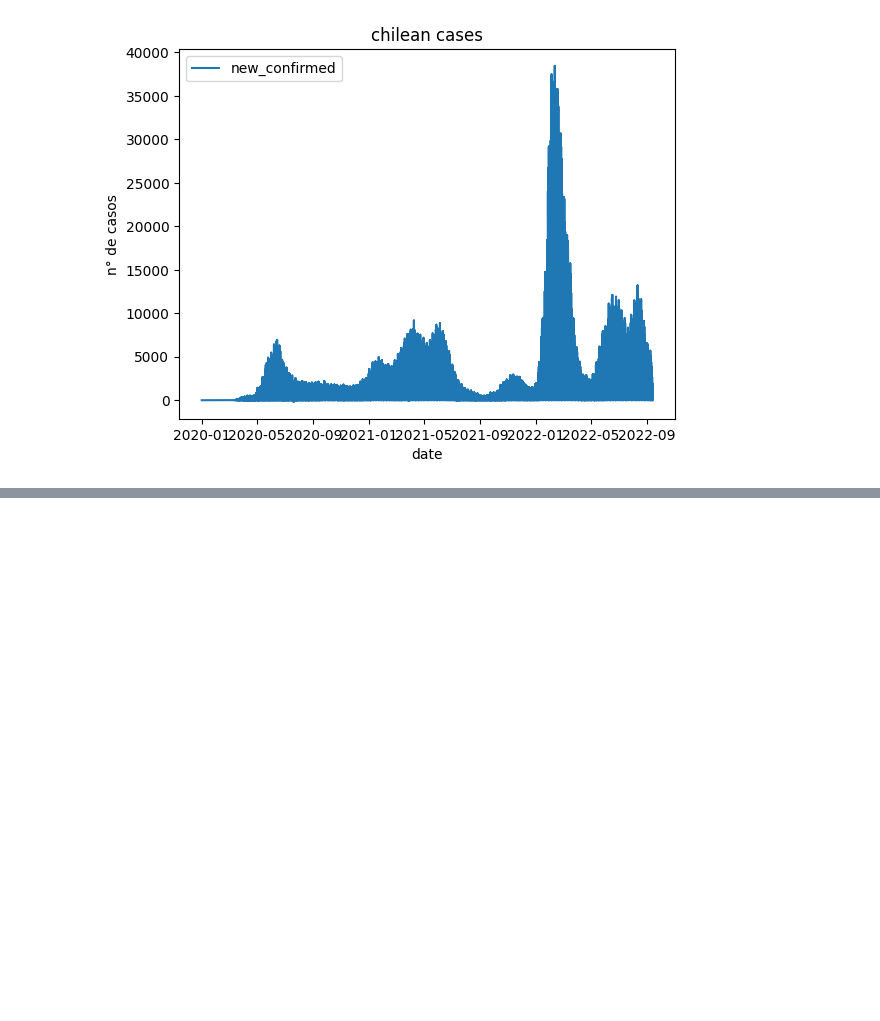
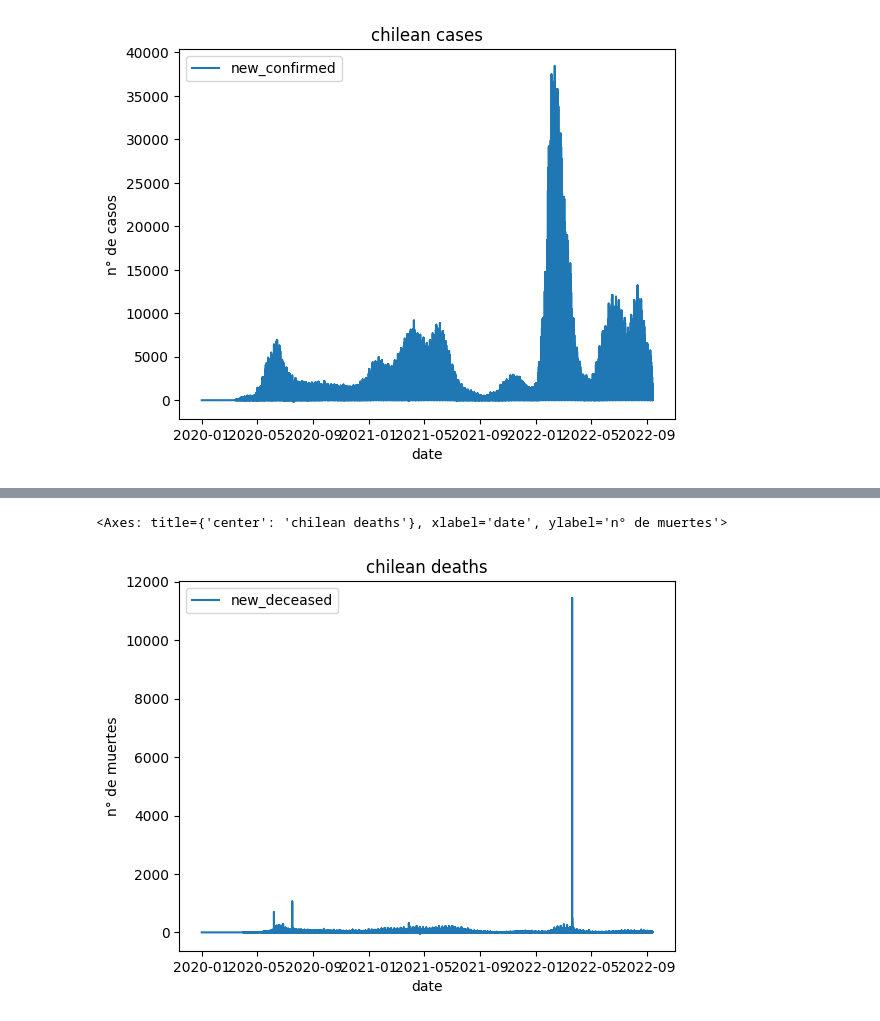
Before and after one commit to AlanUrrutiaQuezada/Prueba-Miner-a-de-datos, a Jupyter notebook: Prueba1_nuevo.ipynb, the cells around one changed output, grey strips where cells are left out. Cells and saved outputs as stored; diff of their text form; code cells hidden in the pictures; blank space fills up the shorter version.

```diff
--- a/Prueba1_nuevo.ipynb
+++ b/Prueba1_nuevo.ipynb
@@ -89,0 +89,12 @@ AttributeError: Line2D.set() got an unexpected keyword argument 'xmin'
+# %%
+query = """
+        SELECT distinct date, new_deceased
+        FROM bigquery-public-data.covid19_open_data.covid19_open_data
+        WHERE country_name = 'Chile'
+        """
+
+query_job = client.query(query)
+chilean_deaths = query_job.to_dataframe()
+# %%
+chilean_deaths = chilean_deaths.dropna().sort_values('date').reset_index(drop=True)
+chilean_deaths
@@ -89,0 +115,5 @@ AttributeError: Line2D.set() got an unexpected keyword argument 'xmin'
+# %%
+chilean_deaths.set_index('date').plot(title = "chilean deaths", ylabel = "n° de muertes")
+# %% [output]
+<Axes: title={'center': 'chilean deaths'}, xlabel='date', ylabel='n° de muertes'>
+[figure, added]
```
Also changed, not shown: parts of 9 cells of this notebook, 1 other file.
